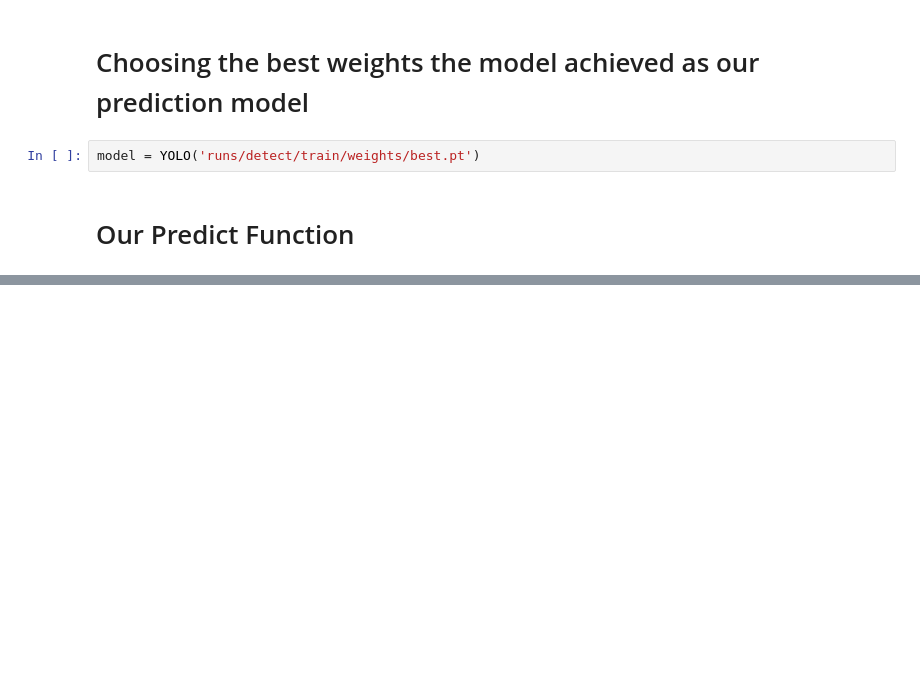
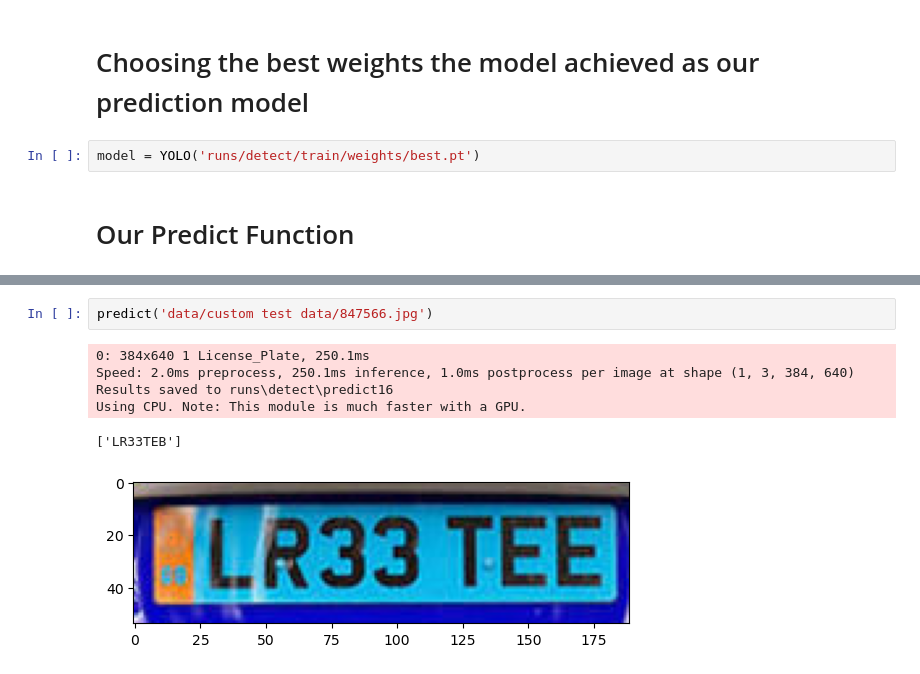
Before and after one commit to Amr2087/Automatic-number-plate-recognition, a Jupyter notebook: Automatic_number_plate_recognition.ipynb, the cells around one changed output, grey strips where cells are left out. Saved outputs shown, nothing was run; the diff lists cells and outputs as text; blank space fills up the shorter version.

```diff
--- a/Automatic_number_plate_recognition.ipynb
+++ b/Automatic_number_plate_recognition.ipynb
@@ -150,0 +182,9 @@ TypeError: Image data of dtype <U1 cannot be converted to float
+# %%
+predict('data/custom test data/847566.jpg')
+# %% [output]
+0: 384x640 1 License_Plate, 250.1ms
+Speed: 2.0ms preprocess, 250.1ms inference, 1.0ms postprocess per image at shape (1, 3, 384, 640)
+Results saved to runs\detect\predict16
+Using CPU. Note: This module is much faster with a GPU.
+['LR33TEB']
+[figure, added]
```
Also changed, not shown: parts of 5 cells of this notebook.
